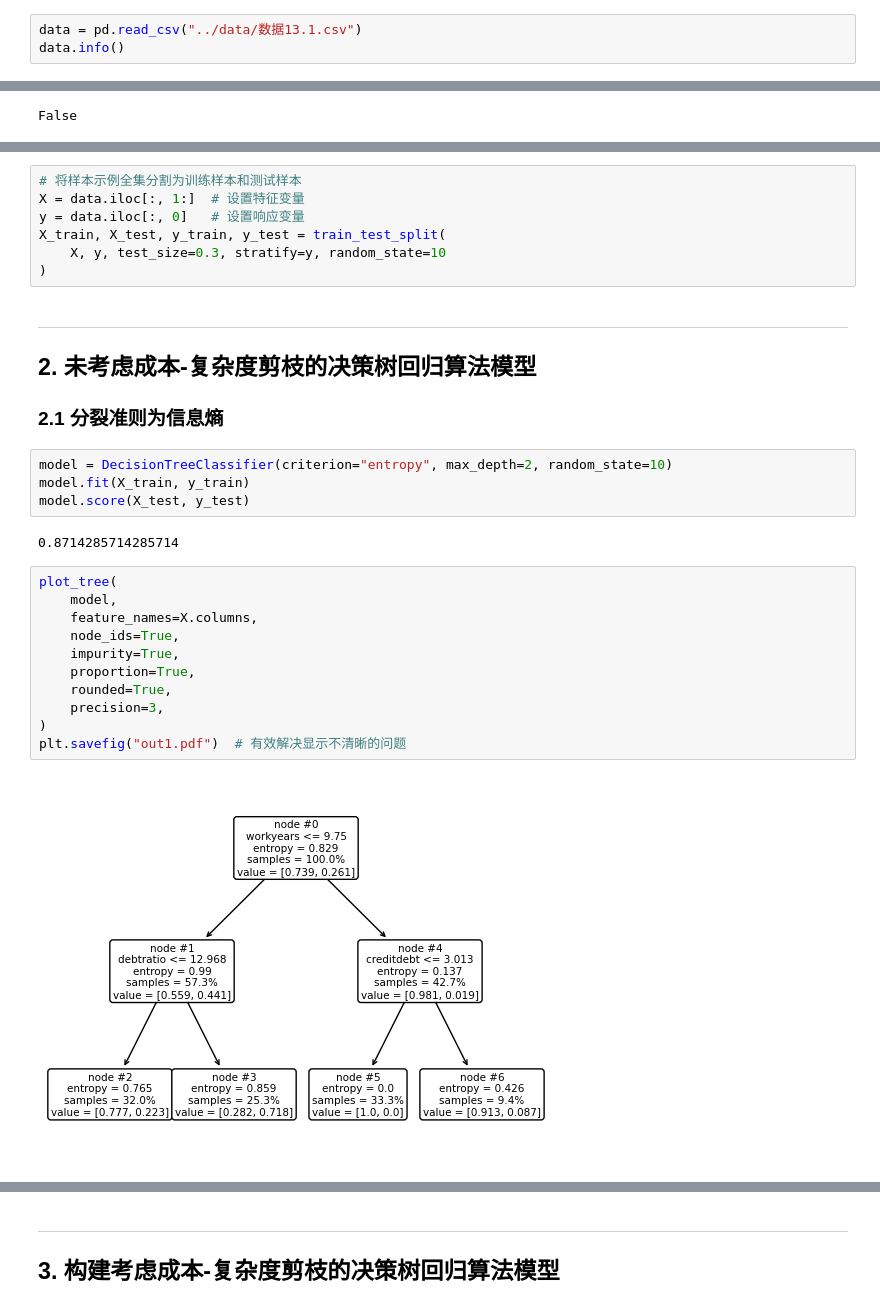
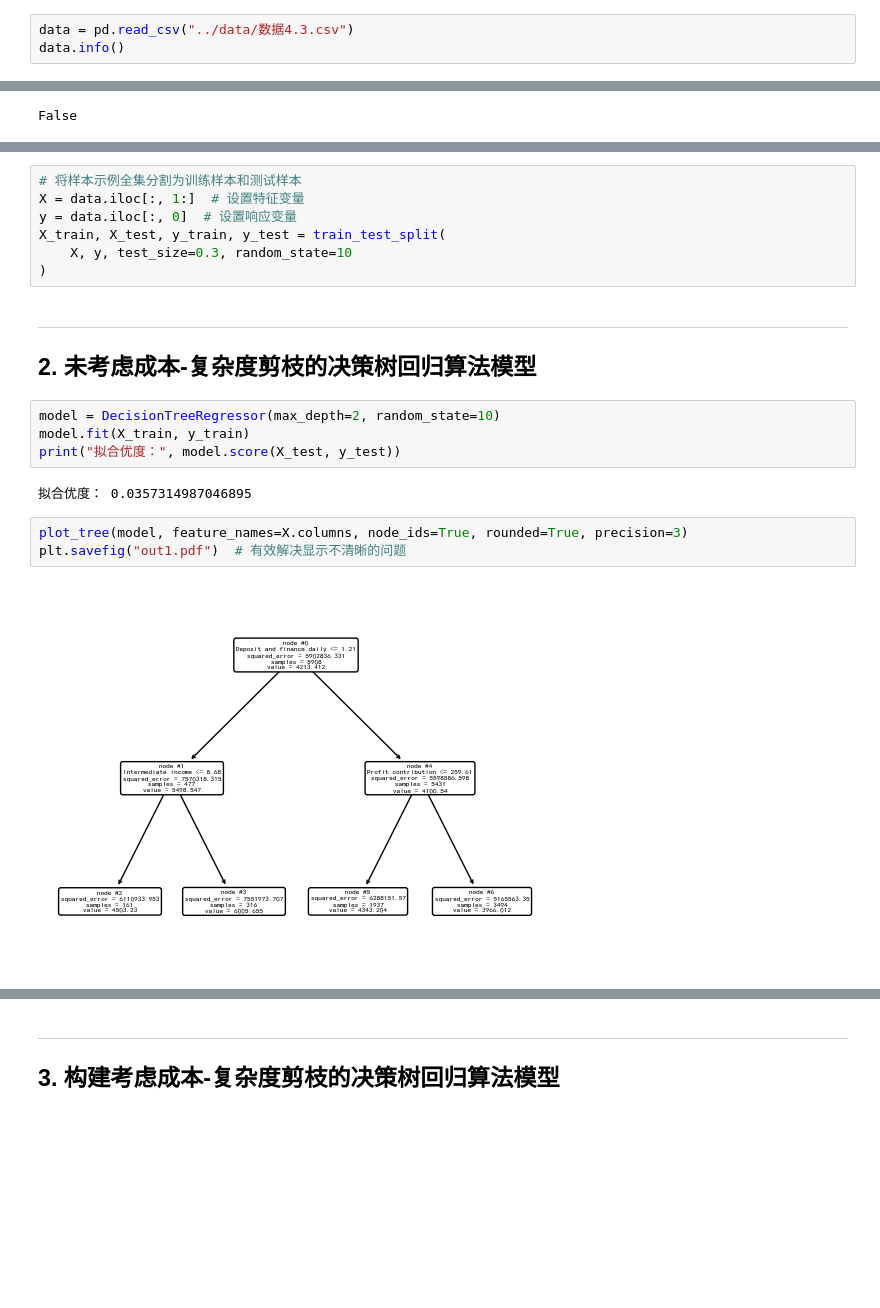
Before and after one commit to NoyeArk/sspku_onepage, a Jupyter notebook: course/Python/ipynb/作业6.ipynb, the cells around one changed output, grey strips where cells are left out. Cells and saved outputs as stored; diff of their text form; blank space fills up the shorter version.

```diff
--- a/course/Python/ipynb/作业6.ipynb
+++ b/course/Python/ipynb/作业6.ipynb
@@ -20,7 +21,7 @@ from sklearn.linear_model import LinearRegression
 # %% [markdown]
 ## 1. 变量设置及数据处理
 # %%
-data = pd.read_csv("../data/数据13.1.csv")
+data = pd.read_csv("../data/数据4.3.csv")
 data.info()
 # %% [output]
 <class 'pandas.core.frame.DataFrame'>
@@ -60,33 +43,23 @@ Name: proportion, dtype: float64
 # %%
 # 将样本示例全集分割为训练样本和测试样本
 X = data.iloc[:, 1:]  # 设置特征变量
-y = data.iloc[:, 0]   # 设置响应变量
+y = data.iloc[:, 0]  # 设置响应变量
 X_train, X_test, y_train, y_test = train_test_split(
-    X, y, test_size=0.3, stratify=y, random_state=10
+    X, y, test_size=0.3, random_state=10
 )
 # %% [markdown]
 ---
 
 ## 2. 未考虑成本-复杂度剪枝的决策树回归算法模型
-
-### 2.1 分裂准则为信息熵
 # %%
-model = DecisionTreeClassifier(criterion="entropy", max_depth=2, random_state=10)
+model = DecisionTreeRegressor(max_depth=2, random_state=10)
 model.fit(X_train, y_train)
-model.score(X_test, y_test)
+print("拟合优度：", model.score(X_test, y_test))
 # %% [output]
-0.8714285714285714
+拟合优度： 0.0357314987046895
 # %%
-plot_tree(
-    model,
-    feature_names=X.columns,
-    node_ids=True,
-    impurity=True,
-    proportion=True,
-    rounded=True,
-    precision=3,
-)
+plot_tree(model, feature_names=X.columns, node_ids=True, rounded=True, precision=3)
 plt.savefig("out1.pdf")  # 有效解决显示不清晰的问题
 # %% [output]
-[figure, old version]
+[figure, new version]
 # %%
```
Also changed, not shown: parts of 27 cells of this notebook, 8 other files.
